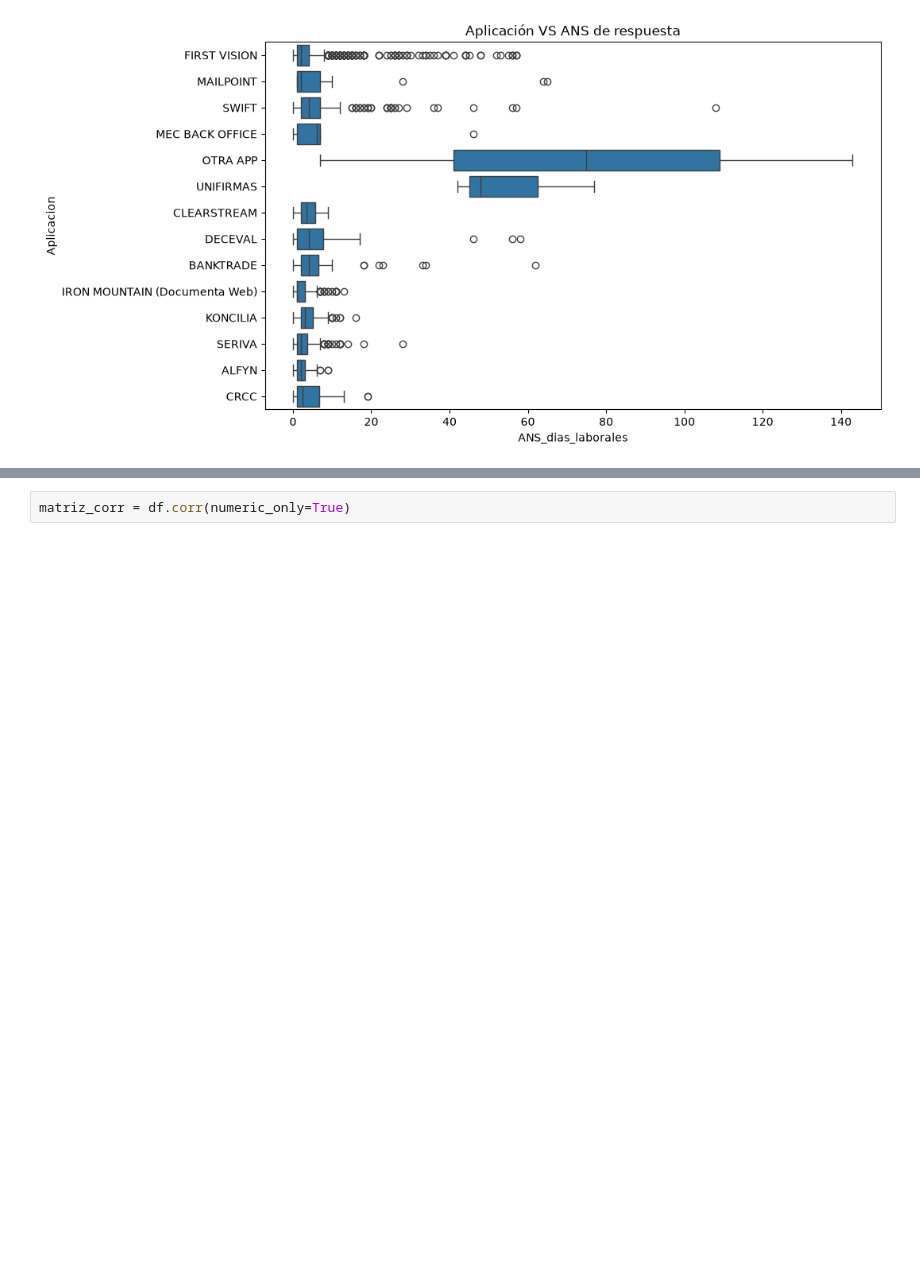
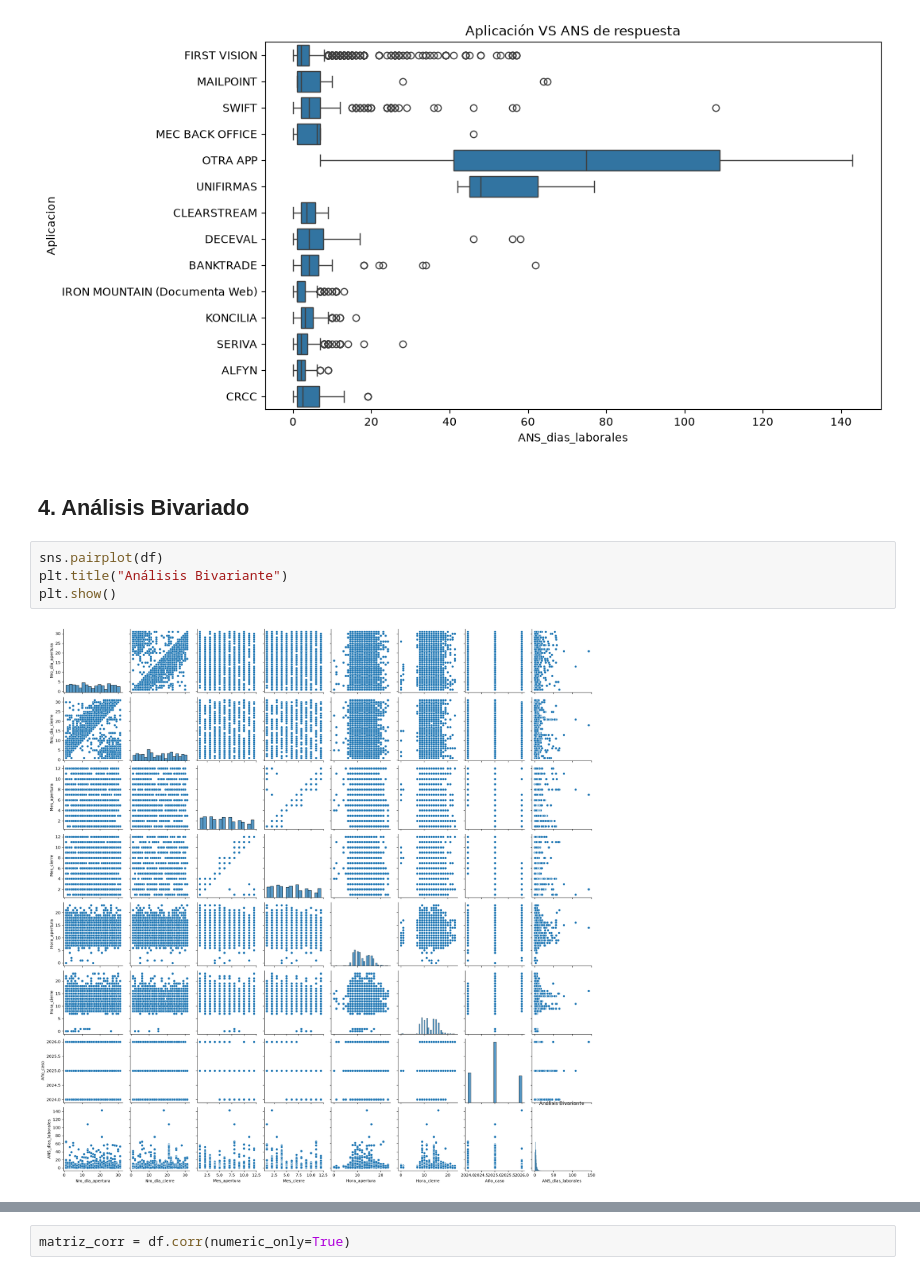
Before and after one commit to DiazJSC/AccesClean_proyecto, a Jupyter notebook: src/03_EDA.ipynb, the cells around one changed output, grey strips where cells are left out. Cells and saved outputs as stored; diff of their text form; blank space fills up the shorter version.

Commit message:
Fortaleciendo el análisis del EDA

```diff
--- a/src/03_EDA.ipynb
+++ b/src/03_EDA.ipynb
@@ -254,4 +271,12 @@ plt.title("Aplicación VS ANS de respuesta")
 plt.show()
 # %% [output]
 [figure]
+# %% [markdown]
+## 4. Análisis Bivariado
+# %%
+sns.pairplot(df)
+plt.title("Análisis Bivariante")
+plt.show()
+# %% [output]
+[figure, added]
 # %% [markdown]
```
Also changed, not shown: parts of 20 cells of this notebook, 2 other files.
